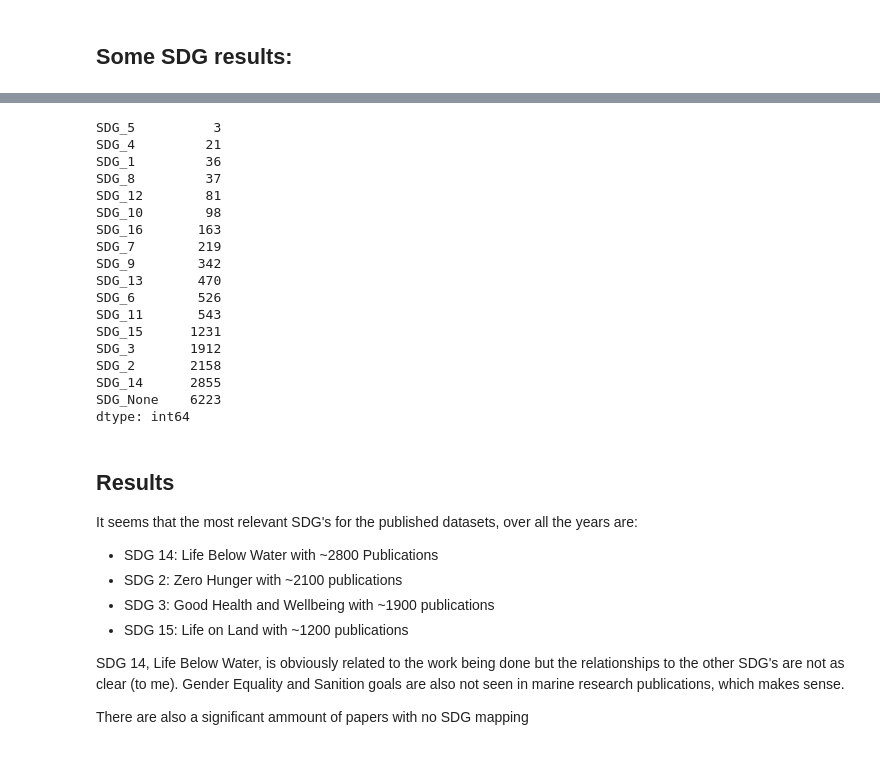
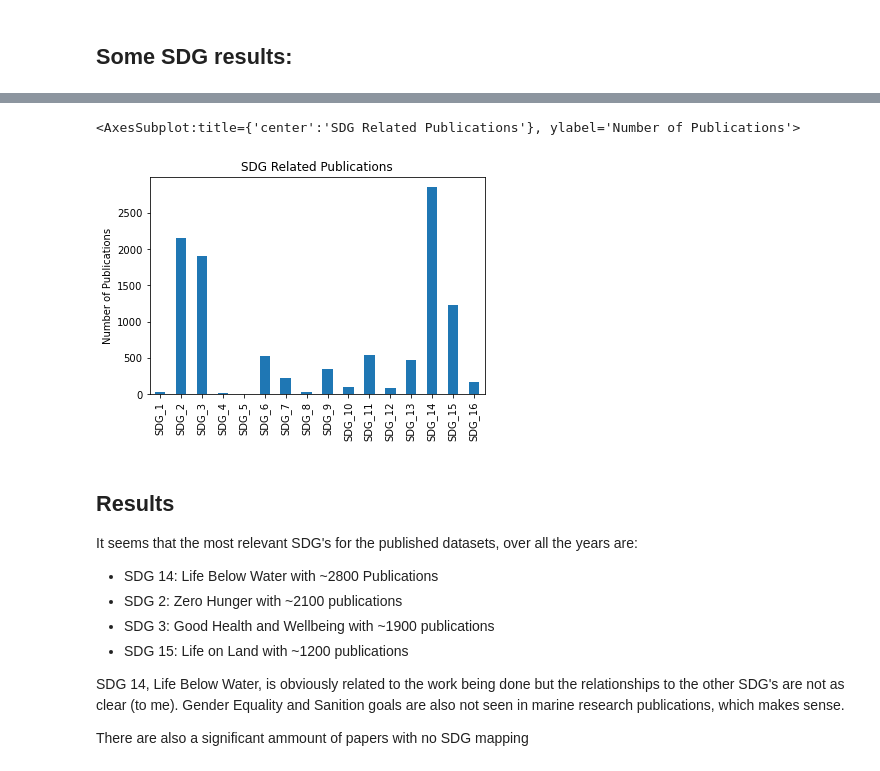
Before and after one commit to lifewatch/user-analysis, a Jupyter notebook: notebooks/Applying SDG labels to papers.ipynb, the cells around one changed output, grey strips where cells are left out. Cells and saved outputs as stored; diff of their text form; code cells hidden in the pictures.

```diff
--- a/notebooks/Applying SDG labels to papers.ipynb
+++ b/notebooks/Applying SDG labels to papers.ipynb
@@ -182,24 +200,9 @@ plt.show()
-# %%
-data_agg[cols_of_interest].sum().sort_values()
-# %% [output]
-SDG_5          3
-SDG_4         21
-SDG_1         36
-SDG_8         37
-SDG_12        81
-SDG_10        98
-SDG_16       163
-SDG_7        219
-SDG_9        342
-SDG_13       470
-SDG_6        526
-SDG_11       543
-SDG_15      1231
-SDG_3       1912
-SDG_2       2158
-SDG_14      2855
-SDG_None    6223
-dtype: int64
+# %%
+data_agg[cols_of_interest_ordered].sum().plot.bar(title='SDG Related Publications',
+                                         ylabel= 'Number of Publications', )
+# %% [output]
+<AxesSubplot:title={'center':'SDG Related Publications'}, ylabel='Number of Publications'>
+[figure, added]
 # %% [markdown]
 ## Results
 It seems that the most relevant SDG's for the published datasets, over all the years are:
```
Also changed, not shown: parts of 7 cells of this notebook.
